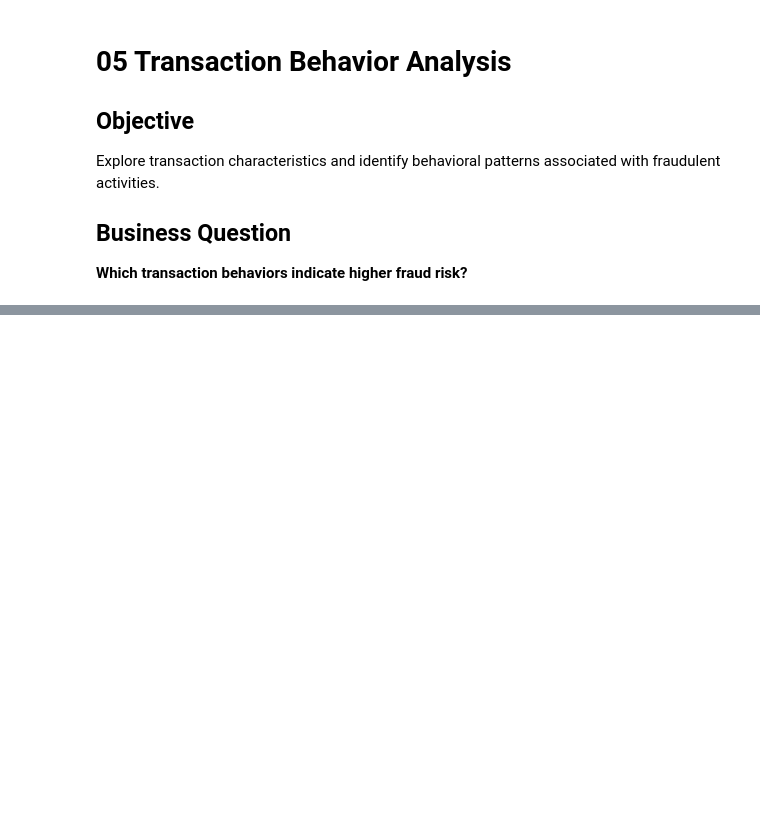
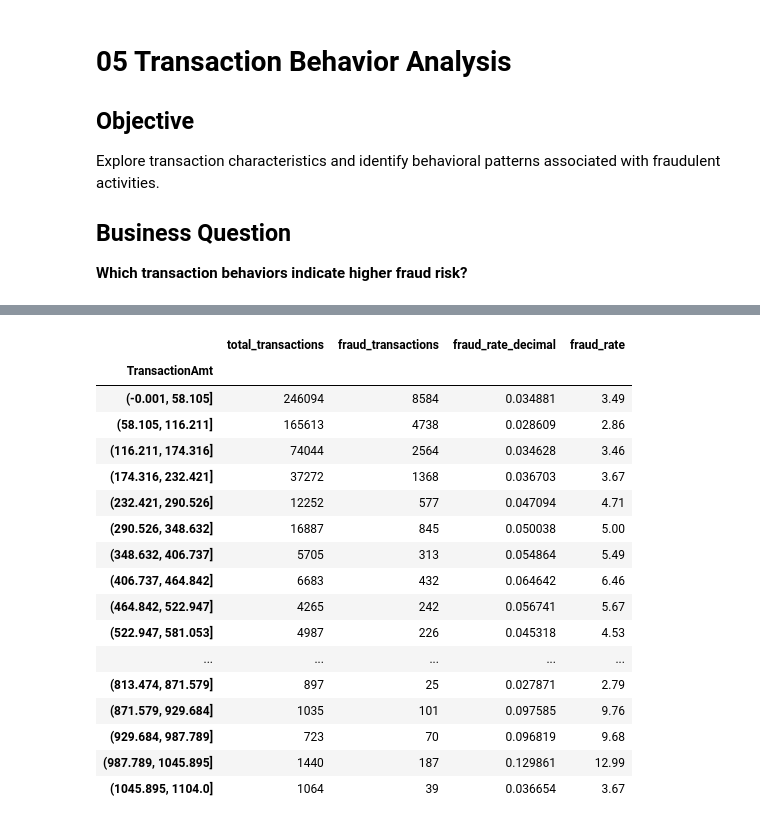
Before and after one commit to rizalkr/fraud_detection, a Jupyter notebook: notebooks/02_Exploratory_Data_Analysis.ipynb, the cells around one changed output, grey strips where cells are left out. Saved outputs shown, nothing was run; the diff lists cells and outputs as text; code cells hidden in the pictures; blank space fills up the shorter version.

```diff
--- a/notebooks/02_Exploratory_Data_Analysis.ipynb
+++ b/notebooks/02_Exploratory_Data_Analysis.ipynb
@@ -249,0 +340,60 @@ Explore transaction characteristics and identify behavioral patterns associated
+# %%
+bins=20
+bin_edges = np.linspace(
+    0,
+    p99_transaction_amount,
+    20
+)
+# %%
+transaction_amount_p99["amount_bin"] = pd.cut(
+    transaction_amount_p99["TransactionAmt"],
+    bins=bin_edges,
+    include_lowest=True
+)
+# %%
+fraud_rate_by_bin = (
+    transaction_amount_p99
+    .groupby(
+        pd.cut(
+            transaction_amount_p99["TransactionAmt"],
+            bins=bin_edges,
+            include_lowest=True
+        ),
+        observed=True
+    )
+    .agg(
+        total_transactions=("isFraud", "count"),
+        fraud_transactions=("isFraud", "sum")
+    )
+)
+
+fraud_rate_by_bin["fraud_rate_decimal"] = (
+    fraud_rate_by_bin["fraud_transactions"]
+    / fraud_rate_by_bin["total_transactions"]
+
+)
+
+fraud_rate_by_bin["fraud_rate"] = (
+    fraud_rate_by_bin["fraud_rate_decimal"] * 100
+).round(2)
+
+fraud_rate_by_bin
+# %% [output]
+|  | total_transactions | fraud_transactions | fraud_rate_decimal | fraud_rate |
+| TransactionAmt |  |  |  |  |
+| (-0.001, 58.105] | 246094 | 8584 | 0.034881 | 3.49 |
+| (58.105, 116.211] | 165613 | 4738 | 0.028609 | 2.86 |
+| (116.211, 174.316] | 74044 | 2564 | 0.034628 | 3.46 |
+| (174.316, 232.421] | 37272 | 1368 | 0.036703 | 3.67 |
+| (232.421, 290.526] | 12252 | 577 | 0.047094 | 4.71 |
+| (290.526, 348.632] | 16887 | 845 | 0.050038 | 5.00 |
+| (348.632, 406.737] | 5705 | 313 | 0.054864 | 5.49 |
+| (406.737, 464.842] | 6683 | 432 | 0.064642 | 6.46 |
+| (464.842, 522.947] | 4265 | 242 | 0.056741 | 5.67 |
+| (522.947, 581.053] | 4987 | 226 | 0.045318 | 4.53 |
+| ... | ... | ... | ... | ... |
+| (813.474, 871.579] | 897 | 25 | 0.027871 | 2.79 |
+| (871.579, 929.684] | 1035 | 101 | 0.097585 | 9.76 |
+| (929.684, 987.789] | 723 | 70 | 0.096819 | 9.68 |
+| (987.789, 1045.895] | 1440 | 187 | 0.129861 | 12.99 |
+| (1045.895, 1104.0] | 1064 | 39 | 0.036654 | 3.67 |
```
Also changed, not shown: parts of 12 cells of this notebook.
